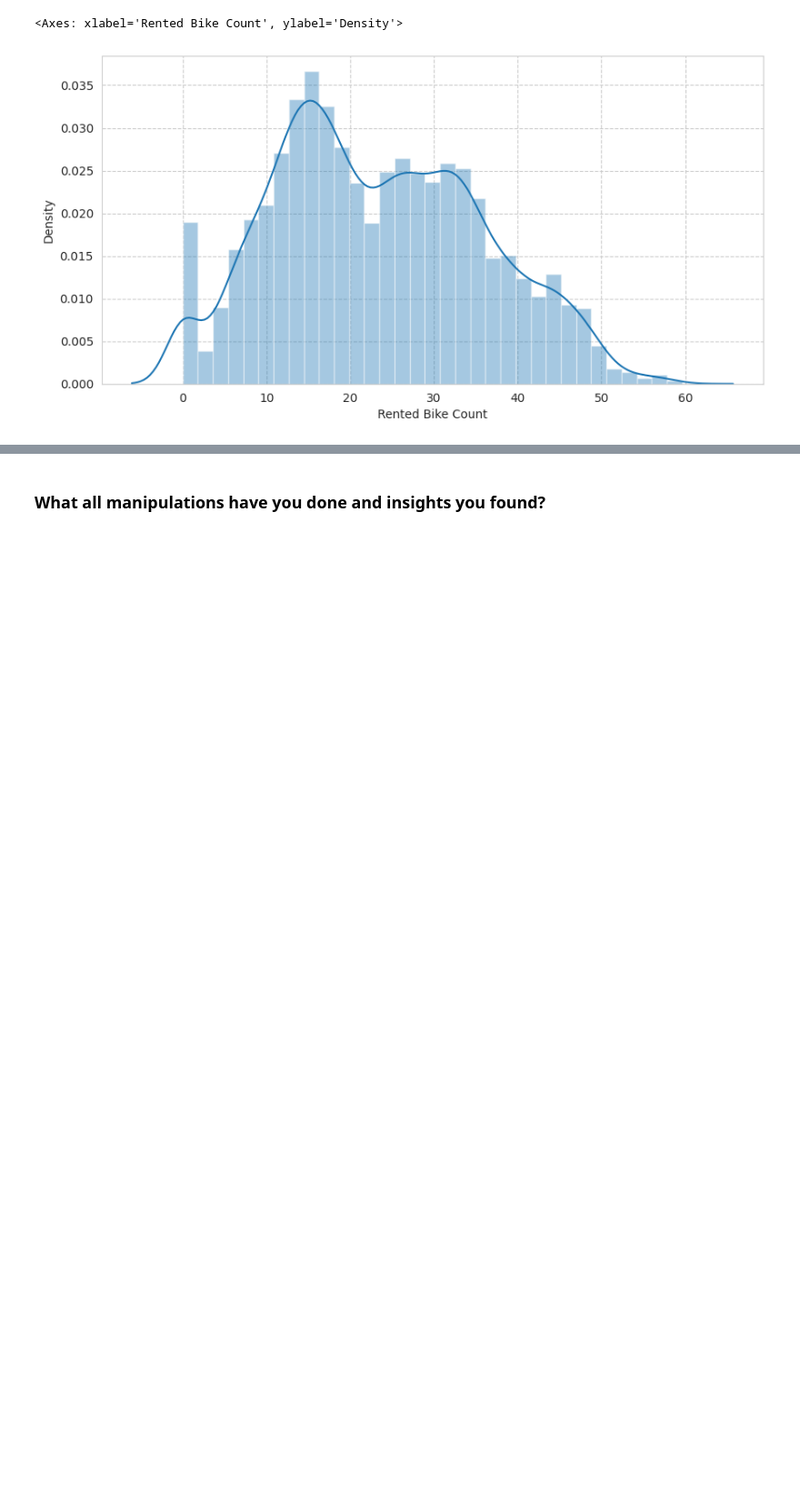
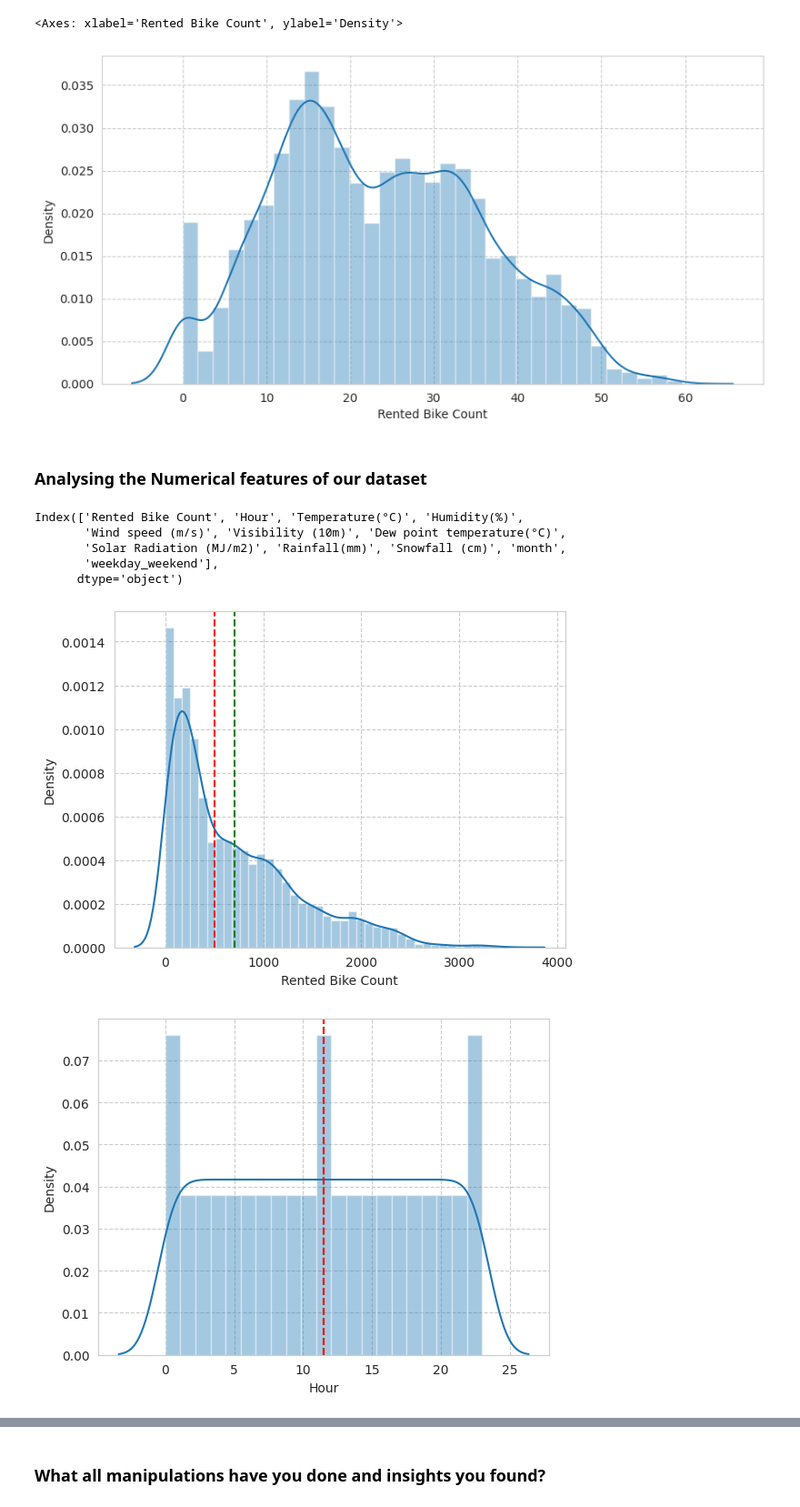
Before and after one commit to ismailali121/LinearRegression_BikeDemandPrediction, a Jupyter notebook: BikeSharingDemandPrediction.ipynb, the cells around one changed output, grey strips where cells are left out. Shown at 91% size. Cells and saved outputs as stored; diff of their text form; code cells hidden in the pictures; blank space fills up the shorter version.

```diff
--- a/BikeSharingDemandPrediction.ipynb
+++ b/BikeSharingDemandPrediction.ipynb
@@ -255,3 +255,28 @@ sns.distplot(np.sqrt(bike_df['Rented Bike Count']))
 # %% [output]
 <Axes: xlabel='Rented Bike Count', ylabel='Density'>
 [figure]
+# %% [markdown]
+### Analysing the **Numerical features** of our dataset
+# %%
+# Extracting the numerical features of dataset
+num_features = bike_df.describe().columns
+num_features
+# %% [output]
+Index(['Rented Bike Count', 'Hour', 'Temperature(°C)', 'Humidity(%)',
+       'Wind speed (m/s)', 'Visibility (10m)', 'Dew point temperature(°C)',
+       'Solar Radiation (MJ/m2)', 'Rainfall(mm)', 'Snowfall (cm)', 'month',
+       'weekday_weekend'],
+      dtype='object')
+# %%
+# Creating a function to plot features distribution
+def feat_dist(feature):
+  sns.distplot(bike_df[feature])
+  plt.axvline(bike_df[feature].mean(),linestyle='dashed',color='g')
+  plt.axvline(bike_df[feature].median(),linestyle='dashed', color='r')
+  plt.show()
+# %%
+for feature in num_features:
+   feat_dist(feature)
+# %% [output]
+[figure, added]
+[figure, added]
```
Also changed, not shown: parts of 12 cells of this notebook.
